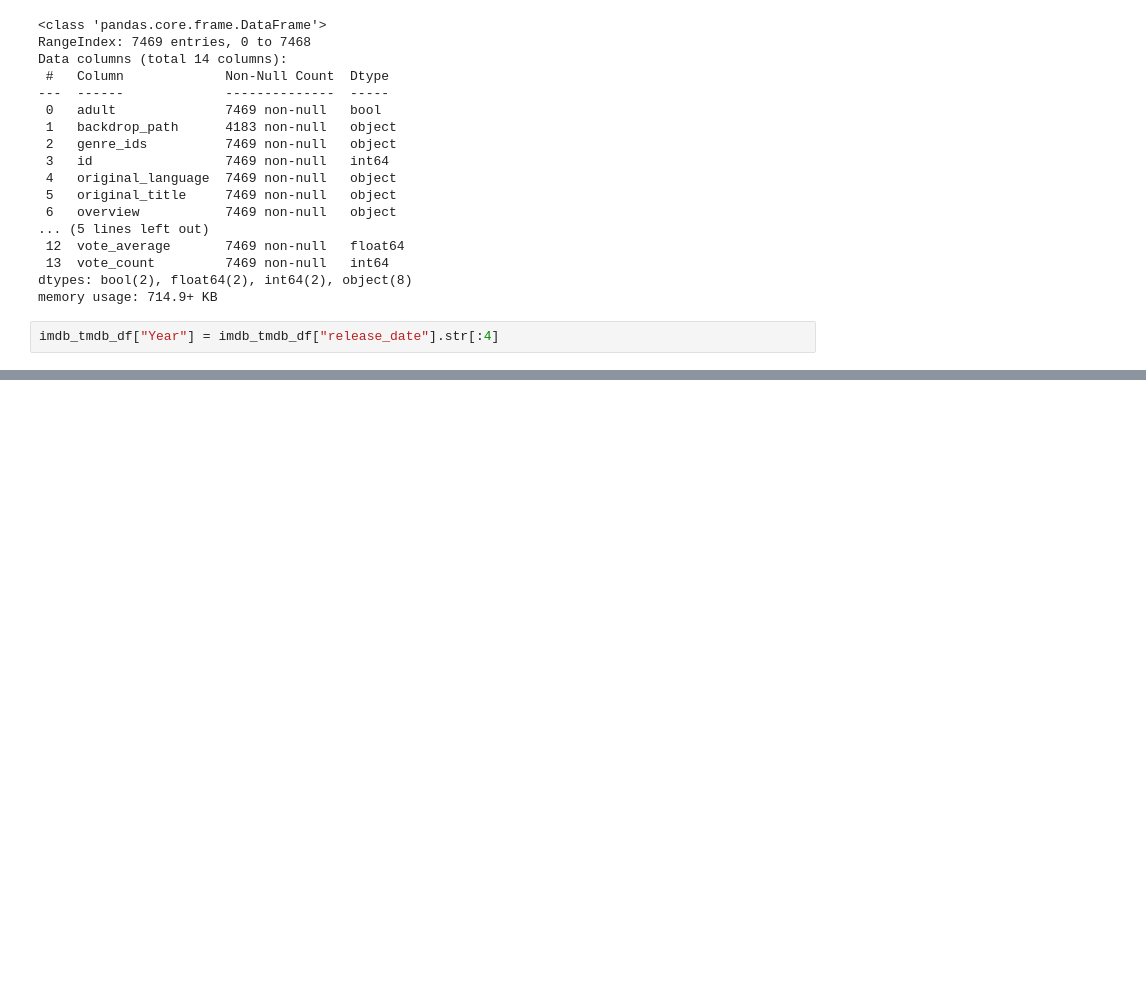
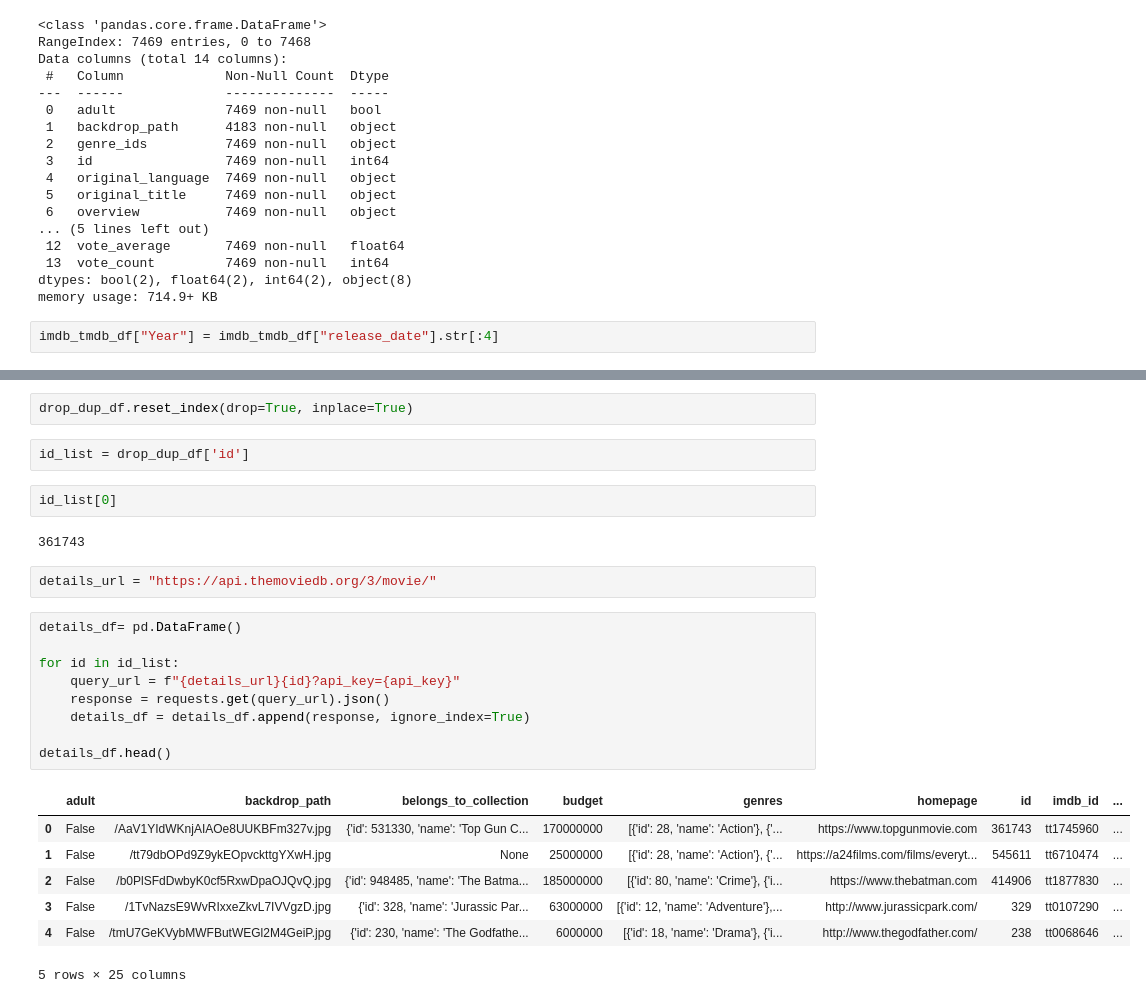
Before and after one commit to rdjames1996/Project-3-film-dashboard, a Jupyter notebook: Ivan/film_database.ipynb, the cells around one changed output, grey strips where cells are left out. Cells and saved outputs as stored; diff of their text form; blank space fills up the shorter version.

```diff
--- a/Ivan/film_database.ipynb
+++ b/Ivan/film_database.ipynb
@@ -246,0 +185,27 @@ filtered_imdb_df.head()
+# %%
+drop_dup_df.reset_index(drop=True, inplace=True)
+# %%
+id_list = drop_dup_df['id']
+# %%
+id_list[0]
+# %% [output]
+361743
+# %%
+details_url = "https://api.themoviedb.org/3/movie/"
+# %%
+details_df= pd.DataFrame()
+
+for id in id_list:
+    query_url = f"{details_url}{id}?api_key={api_key}"
+    response = requests.get(query_url).json()
+    details_df = details_df.append(response, ignore_index=True)
+
+details_df.head()
+# %% [output]
+|  | adult | backdrop_path | belongs_to_collection | budget | genres | homepage | id | imdb_id | ... |
+| 0 | False | /AaV1YIdWKnjAIAOe8UUKBFm327v.jpg | {'id': 531330, 'name': 'Top Gun C... | 170000000 | [{'id': 28, 'name': 'Action'}, {'... | https://www.topgunmovie.com | 361743 | tt1745960 | ... |
+| 1 | False | /tt79dbOPd9Z9ykEOpvckttgYXwH.jpg | None | 25000000 | [{'id': 28, 'name': 'Action'}, {'... | https://a24films.com/films/everyt... | 545611 | tt6710474 | ... |
+| 2 | False | /b0PlSFdDwbyK0cf5RxwDpaOJQvQ.jpg | {'id': 948485, 'name': 'The Batma... | 185000000 | [{'id': 80, 'name': 'Crime'}, {'i... | https://www.thebatman.com | 414906 | tt1877830 | ... |
+| 3 | False | /1TvNazsE9WvRIxxeZkvL7IVVgzD.jpg | {'id': 328, 'name': 'Jurassic Par... | 63000000 | [{'id': 12, 'name': 'Adventure'},... | http://www.jurassicpark.com/ | 329 | tt0107290 | ... |
+| 4 | False | /tmU7GeKVybMWFButWEGl2M4GeiP.jpg | {'id': 230, 'name': 'The Godfathe... | 6000000 | [{'id': 18, 'name': 'Drama'}, {'i... | http://www.thegodfather.com/ | 238 | tt0068646 | ... |
+5 rows × 25 columns
```
Also changed, not shown: parts of 33 cells of this notebook, 1 other file.
